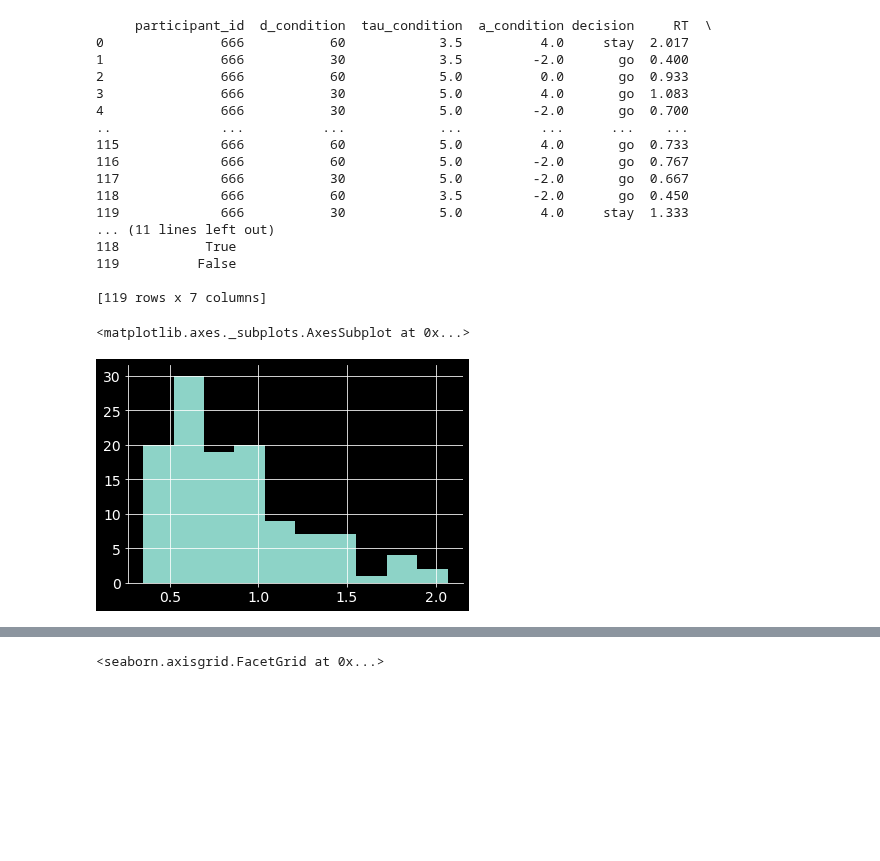
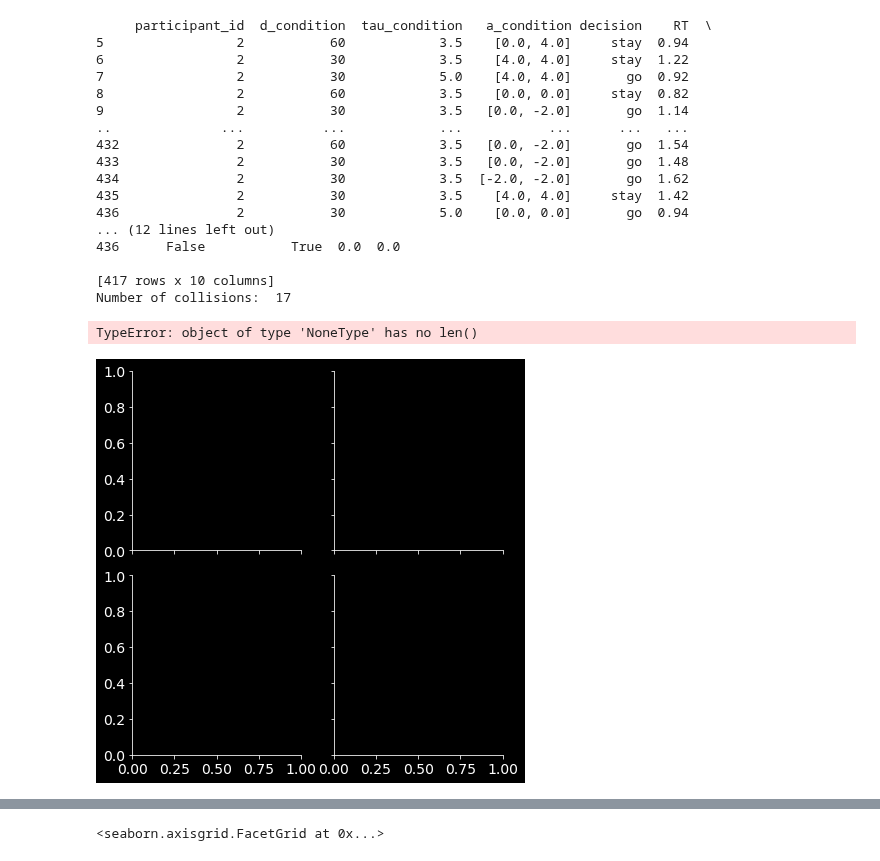
Before and after one commit to tud-hri/nudging-humans-in-traffic, a Jupyter notebook: data_analysis/pilot0_results.ipynb, the cells around one changed output, grey strips where cells are left out. Drawn from its saved outputs; the diff is of its cells as text; code cells hidden in the pictures; blank space fills up the shorter version.

```diff
--- a/data_analysis/pilot0_results.ipynb
+++ b/data_analysis/pilot0_results.ipynb
@@ -7,30 +7,38 @@ import matplotlib.pyplot as plt
 plt.style.use("dark_background")
 plt.rcParams['axes.labelsize'] = '14'
 
-data = pd.read_csv("../data/pilot0/participant_666_2021_05_21_14_08.csv", sep="\t")
+data = pd.read_csv("../data/pilot0/participant_2_20210601_1012.csv", sep="\t")
 data["p_go_decision"] = data.decision == "go"
+data = data.join(pd.DataFrame(data["a_condition"].str.strip("[]").str.split(",").to_list(), columns=["a_0", "a_1"]))
+data = data.astype({"a_0": float, "a_1": float})
+
 data = data[(data.RT>0) & (data.RT<2.5)]
+data = data[data.tau_condition<100]
+
 print(data)
+print("Number of collisions: ", len(data[data.collision]))
 # %% [output]
-     participant_id  d_condition  tau_condition  a_condition decision     RT  \
-0               666           60            3.5          4.0     stay  2.017
-1               666           30            3.5         -2.0       go  0.400
-2               666           60            5.0          0.0       go  0.933
-3               666           30            5.0          4.0       go  1.083
-4               666           30            5.0         -2.0       go  0.700
-..              ...          ...            ...          ...      ...    ...
-115             666           60            5.0          4.0       go  0.733
-116             666           60            5.0         -2.0       go  0.767
-117             666           30            5.0         -2.0       go  0.667
-118             666           60            3.5         -2.0       go  0.450
-119             666           30            5.0          4.0     stay  1.333
-... (11 lines left out)
-118           True
-119          False
+     participant_id  d_condition  tau_condition   a_condition decision    RT  \
+5                 2           60            3.5    [0.0, 4.0]     stay  0.94
+6                 2           30            3.5    [4.0, 4.0]     stay  1.22
+7                 2           30            5.0    [4.0, 4.0]       go  0.92
+8                 2           60            3.5    [0.0, 0.0]     stay  0.82
+9                 2           30            3.5   [0.0, -2.0]       go  1.14
+..              ...          ...            ...           ...      ...   ...
+432               2           60            3.5   [0.0, -2.0]       go  1.54
+433               2           30            3.5   [0.0, -2.0]       go  1.48
+434               2           30            3.5  [-2.0, -2.0]       go  1.62
+435               2           30            3.5    [4.0, 4.0]     stay  1.42
+436               2           30            5.0    [0.0, 0.0]       go  0.94
+... (12 lines left out)
+436      False           True  0.0  0.0
 
-[119 rows x 7 columns]
+[417 rows x 10 columns]
+Number of collisions:  17
-# %%
-data.RT.hist()
-# %% [output]
-<matplotlib.axes._subplots.AxesSubplot at 0x...>
-[figure, removed]
+# %%
+g = sns.FacetGrid(data, col="tau_condition", row="d_condition", hue="a_1", margin_titles=True)
+g.map(sns.regplot, "a_0", "p_go_decision", logistic=True, ci=None)
+g.add_legend()
+# %% [output]
+TypeError: object of type 'NoneType' has no len()
+[figure, added]
```
Also changed, not shown: parts of 2 cells of this notebook, 1 other file.
